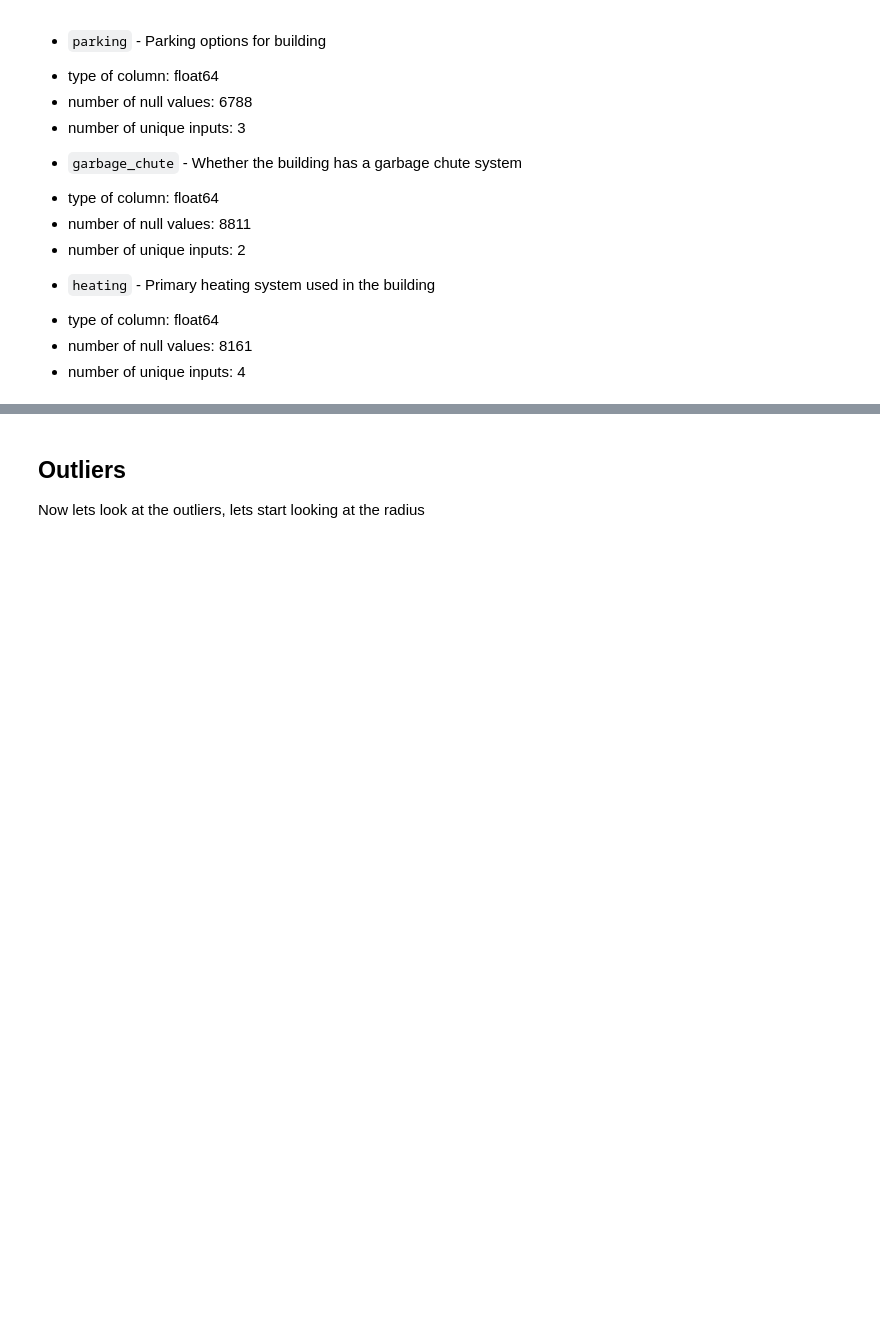
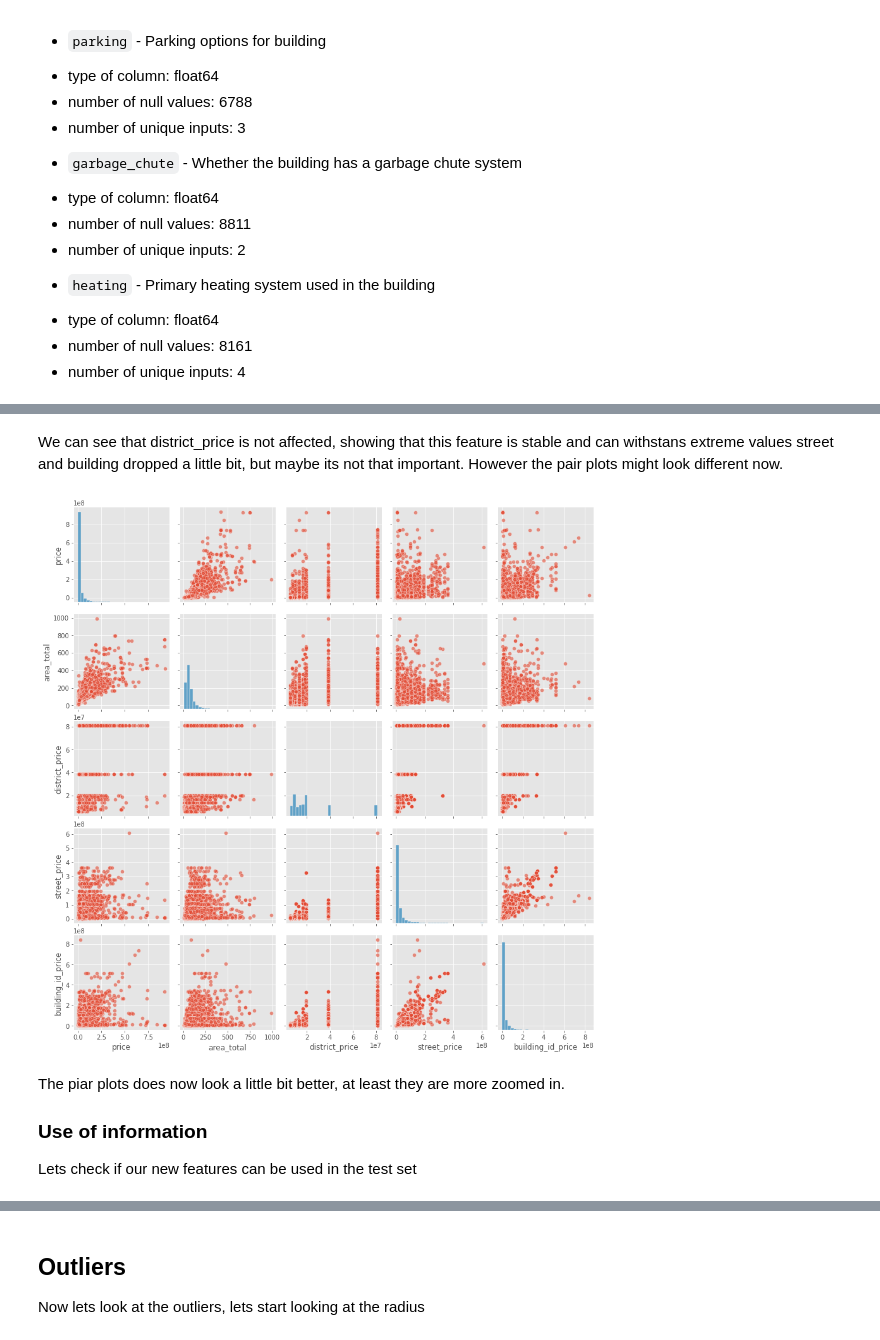
Before and after one commit to kjappvaffel/moscow_housing, a Jupyter notebook: EDA_DataCleaning_FeatureEngineering/EDA.ipynb, the cells around one changed output, grey strips where cells are left out. Drawn from its saved outputs; the diff is of its cells as text; code cells hidden in the pictures; blank space fills up the shorter version.

```diff
--- a/EDA_DataCleaning_FeatureEngineering/EDA.ipynb
+++ b/EDA_DataCleaning_FeatureEngineering/EDA.ipynb
@@ -396,0 +347,18 @@ We think building_price is better because there is more equal within a building
+# %%
+#find n largest prices
+n_largest = data_train.nlargest(4,'price')['price']
+print(n_largest)
+
+#removes 4 larges inputs to get better data
+train_dropped = data_train.drop([3217,21414,15840,13938])
+all_dropped = all_data.drop([3217,21414,15840,13938])
+
+train_dropped = group_by_feature_and_price(train_dropped,'district')
+all_dropped = group_by_feature_and_price(all_dropped, 'district')
+train_dropped = group_by_feature_and_price(train_dropped,'street')
+all_dropped = group_by_feature_and_price(all_dropped, 'street')
+train_dropped = group_by_feature_and_price(train_dropped,'building_id')
+all_dropped = group_by_feature_and_price(all_dropped, 'building_id')
+
+#lets check new correlation and compare with previous
+all_dropped.corr().style.background_gradient(cmap='coolwarm')
@@ -396,0 +393,11 @@ We think building_price is better because there is more equal within a building
+# %% [markdown]
+We can see that district_price is not affected, showing that this feature is stable and can withstans extreme values
+street and building dropped a little bit, but maybe its not that important. However the pair plots might look different now.
+# %%
+pair_plot(train_dropped,['price', 'area_total','district_price','street_price','building_id_price'])
+# %% [output]
+[figure, added]
+# %% [markdown]
+The piar plots does now look a little bit better, at least they are more zoomed in.
+### **Use of information**
+Lets check if our new features can be used in the test set
```
Also changed, not shown: parts of 37 cells of this notebook.
